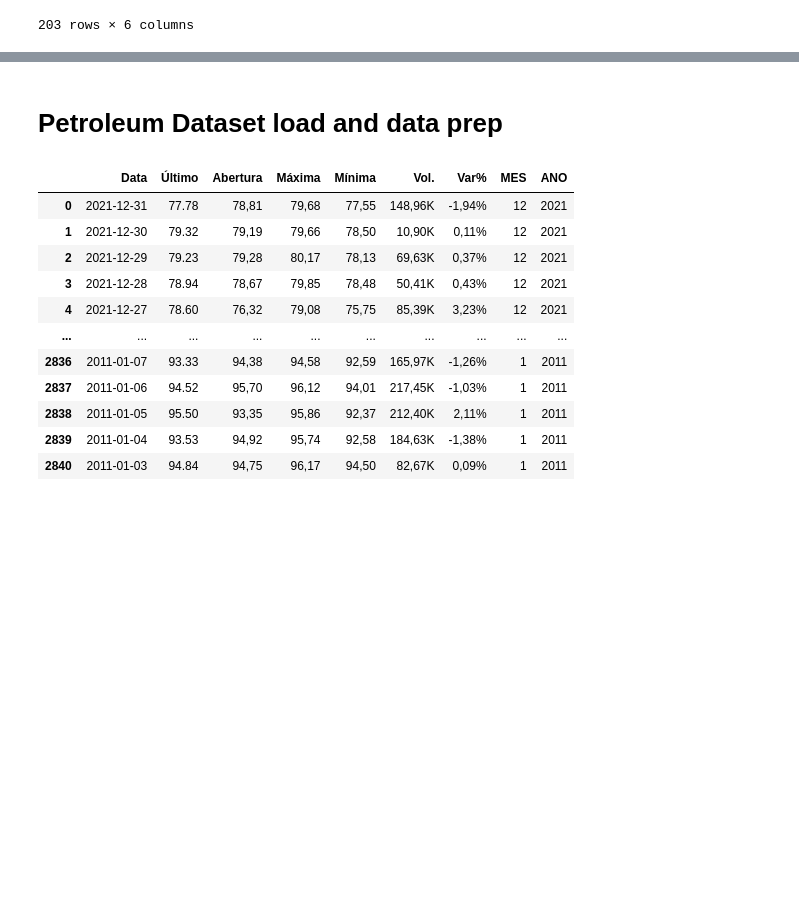
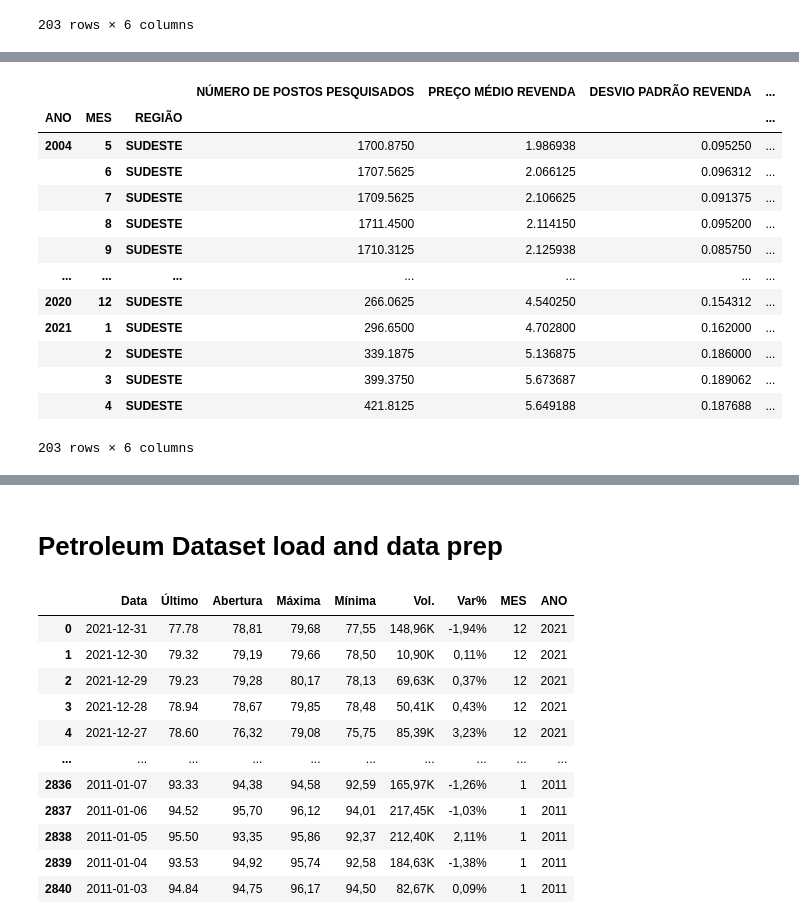
Before and after one commit to oliveira-chr/Gasolina-Petroleo-Dataset, a Jupyter notebook: jupiter/project.ipynb, the cells around one changed output, grey strips where cells are left out. Drawn from its saved outputs; the diff is of its cells as text; code cells hidden in the pictures; blank space fills up the shorter version.

```diff
--- a/jupiter/project.ipynb
+++ b/jupiter/project.ipynb
@@ -67,0 +59,20 @@ dfGasGroup
+# %%
+region_sudeste = dfGas['REGIÃO']=='SUDESTE'
+dfGas_sudeste = dfGas[region_sudeste]
+dfGasGroup_sudeste = dfGas_sudeste.groupby(by=['ANO', 'MES', 'REGIÃO']).mean()
+dfGasGroup_sudeste
+# %% [output]
+|  |  |  | NÚMERO DE POSTOS PESQUISADOS | PREÇO MÉDIO REVENDA | DESVIO PADRÃO REVENDA | ... |
+| ANO | MES | REGIÃO |  |  |  | ... |
+| 2004 | 5 | SUDESTE | 1700.8750 | 1.986938 | 0.095250 | ... |
+|  | 6 | SUDESTE | 1707.5625 | 2.066125 | 0.096312 | ... |
+|  | 7 | SUDESTE | 1709.5625 | 2.106625 | 0.091375 | ... |
+|  | 8 | SUDESTE | 1711.4500 | 2.114150 | 0.095200 | ... |
+|  | 9 | SUDESTE | 1710.3125 | 2.125938 | 0.085750 | ... |
+| ... | ... | ... | ... | ... | ... | ... |
+| 2020 | 12 | SUDESTE | 266.0625 | 4.540250 | 0.154312 | ... |
+| 2021 | 1 | SUDESTE | 296.6500 | 4.702800 | 0.162000 | ... |
+|  | 2 | SUDESTE | 339.1875 | 5.136875 | 0.186000 | ... |
+|  | 3 | SUDESTE | 399.3750 | 5.673687 | 0.189062 | ... |
+|  | 4 | SUDESTE | 421.8125 | 5.649188 | 0.187688 | ... |
+203 rows × 6 columns
```
Also changed, not shown: parts of 10 cells of this notebook.
